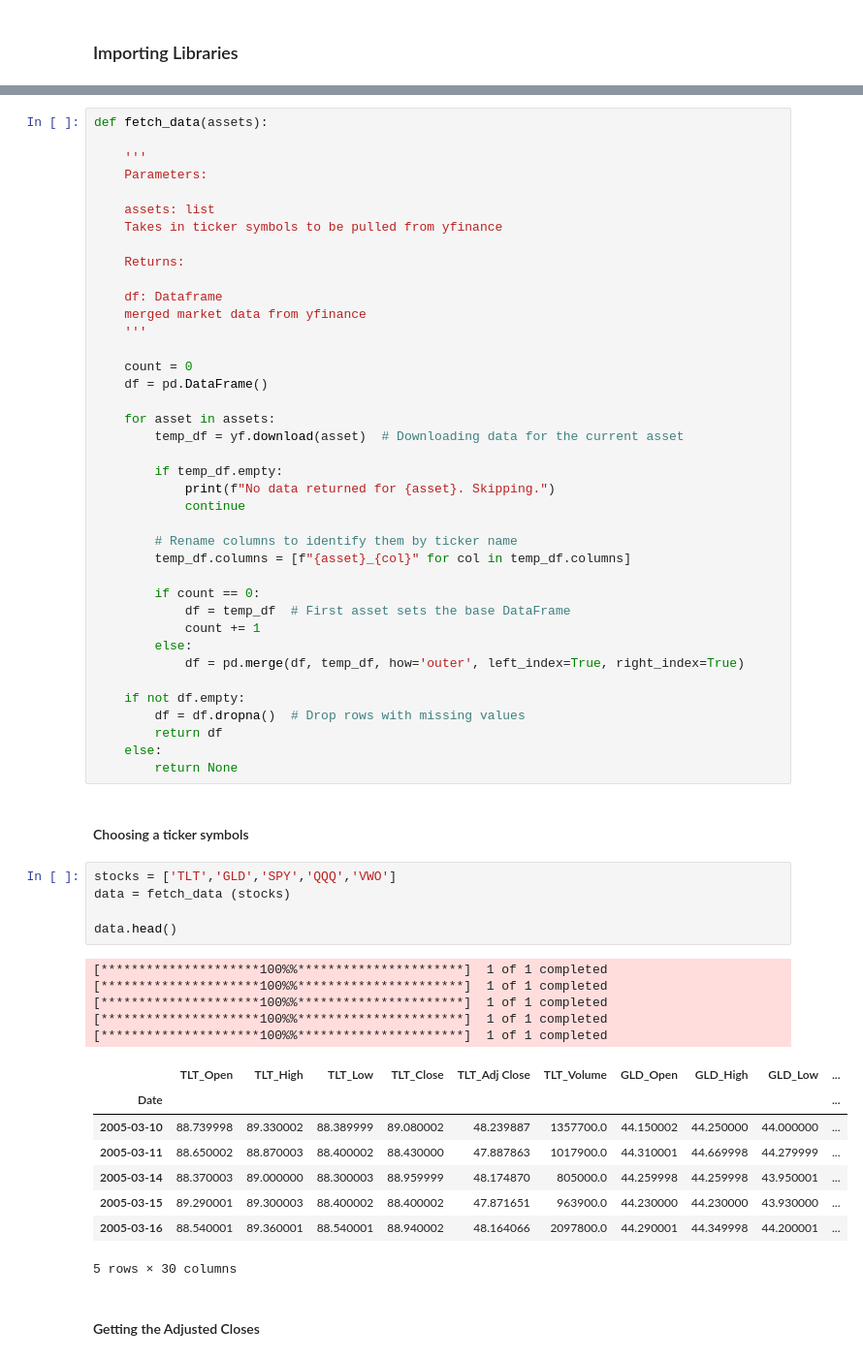
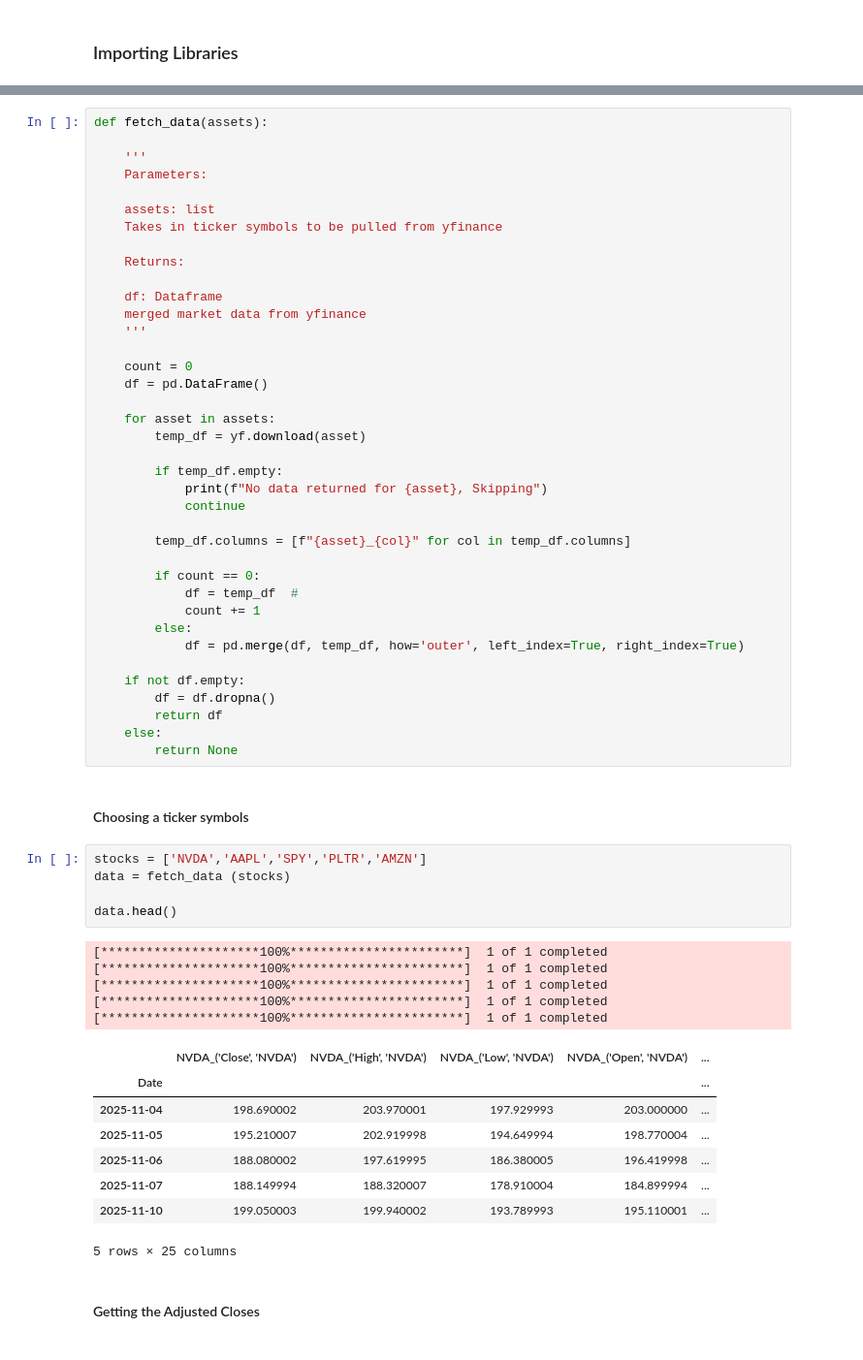
Before and after one commit to l0minous/portfolio_Optimization, a Jupyter notebook: Portfolio_Optimization2.ipynb, the cells around one changed output, grey strips where cells are left out. Shown at 97% size. Saved outputs shown, nothing was run; the diff lists cells and outputs as text.

```diff
--- a/Portfolio_Optimization2.ipynb
+++ b/Portfolio_Optimization2.ipynb
@@ -28,47 +29,46 @@ def fetch_data(assets):
     df = pd.DataFrame()
 
     for asset in assets:
-        temp_df = yf.download(asset)  # Downloading data for the current asset
+        temp_df = yf.download(asset)
 
         if temp_df.empty:
-            print(f"No data returned for {asset}. Skipping.")
+            print(f"No data returned for {asset}, Skipping")
             continue
 
-        # Rename columns to identify them by ticker name
         temp_df.columns = [f"{asset}_{col}" for col in temp_df.columns]
 
         if count == 0:
-            df = temp_df  # First asset sets the base DataFrame
+            df = temp_df  #
             count += 1
         else:
             df = pd.merge(df, temp_df, how='outer', left_index=True, right_index=True)
 
     if not df.empty:
-        df = df.dropna()  # Drop rows with missing values
+        df = df.dropna()
         return df
     else:
         return None
 # %% [markdown]
 #### Choosing a ticker symbols
 # %%
-stocks = ['TLT','GLD','SPY','QQQ','VWO']
+stocks = ['NVDA','AAPL','SPY','PLTR','AMZN']
 data = fetch_data (stocks)
 
 data.head()
 # %% [output]
-[*********************100%%**********************]  1 of 1 completed
-[*********************100%%**********************]  1 of 1 completed
-[*********************100%%**********************]  1 of 1 completed
-[*********************100%%**********************]  1 of 1 completed
-[*********************100%%**********************]  1 of 1 completed
+[*********************100%***********************]  1 of 1 completed
+[*********************100%***********************]  1 of 1 completed
+[*********************100%***********************]  1 of 1 completed
+[*********************100%***********************]  1 of 1 completed
+[*********************100%***********************]  1 of 1 completed
-|  | TLT_Open | TLT_High | TLT_Low | TLT_Close | TLT_Adj Close | TLT_Volume | GLD_Open | GLD_High | GLD_Low | ... |
-| Date |  |  |  |  |  |  |  |  |  | ... |
-| 2005-03-10 | 88.739998 | 89.330002 | 88.389999 | 89.080002 | 48.239887 | 1357700.0 | 44.150002 | 44.250000 | 44.000000 | ... |
-| 2005-03-11 | 88.650002 | 88.870003 | 88.400002 | 88.430000 | 47.887863 | 1017900.0 | 44.310001 | 44.669998 | 44.279999 | ... |
-| 2005-03-14 | 88.370003 | 89.000000 | 88.300003 | 88.959999 | 48.174870 | 805000.0 | 44.259998 | 44.259998 | 43.950001 | ... |
-| 2005-03-15 | 89.290001 | 89.300003 | 88.400002 | 88.400002 | 47.871651 | 963900.0 | 44.230000 | 44.230000 | 43.930000 | ... |
-| 2005-03-16 | 88.540001 | 89.360001 | 88.540001 | 88.940002 | 48.164066 | 2097800.0 | 44.290001 | 44.349998 | 44.200001 | ... |
+|  | NVDA_('Close', 'NVDA') | NVDA_('High', 'NVDA') | NVDA_('Low', 'NVDA') | NVDA_('Open', 'NVDA') | ... |
+| Date |  |  |  |  | ... |
+| 2025-11-04 | 198.690002 | 203.970001 | 197.929993 | 203.000000 | ... |
+| 2025-11-05 | 195.210007 | 202.919998 | 194.649994 | 198.770004 | ... |
+| 2025-11-06 | 188.080002 | 197.619995 | 186.380005 | 196.419998 | ... |
+| 2025-11-07 | 188.149994 | 188.320007 | 178.910004 | 184.899994 | ... |
+| 2025-11-10 | 199.050003 | 199.940002 | 193.789993 | 195.110001 | ... |
-5 rows × 30 columns
+5 rows × 25 columns
 # %% [markdown]
 #### Getting the Adjusted Closes
 # %%
```
Also changed, not shown: parts of 31 cells of this notebook.
